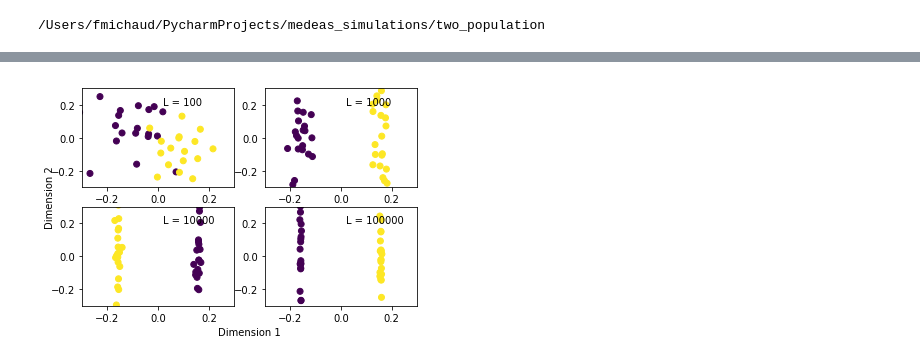
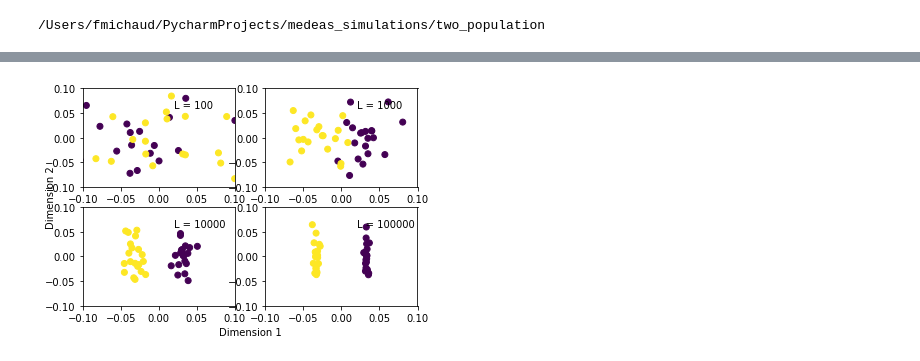
Before and after one commit to frederic-michaud/medeas_simulation, a Jupyter notebook: two_population/analyse_result.ipynb, the cells around one changed output, grey strips where cells are left out. Cells and saved outputs as stored; diff of their text form; code cells hidden in the pictures.

```diff
--- a/two_population/analyse_result.ipynb
+++ b/two_population/analyse_result.ipynb
@@ -137,21 +107,23 @@ array([ 1.56222955e-01, -1.37380620e-16,  1.44979515e-02,  1.78057178e-02,
 # %%
 fig = plt.figure()
 ax = fig.add_subplot(111)
 ax.spines['top'].set_color('none')
 ax.spines['bottom'].set_color('none')
 ax.spines['left'].set_color('none')
 ax.spines['right'].set_color('none')
 ax.tick_params(labelcolor='w', top='off', bottom='off', left='off', right='off')
 ax.set_xlabel("Dimension 1")
 ax.set_ylabel("Dimension 2")
 for iL, L in enumerate([100,1000,10000,100000]):
-    val,vec = pickle.load(open(f'convergence_speed/L_{L}_D_0.1/pp.1.vecs.data',"rb"))
+    val,vec = pickle.load(open(f'convergence_speed/L_{L}_D_0.01/MDS_eigensystem/p1.vecs.data',"rb"))
     ax = fig.add_subplot(2,2,iL+1)
-    ax.set_xlim([-0.3,0.3])
-    ax.set_ylim([-0.3,0.3])
-    ax.text(0.02,0.2,f'L = {L}')
-    ax.scatter(vec[:,0],vec[:,2],c = np.append(np.full(20,1),np.full(20,2)))
+    scale = 0.1
+    ax.set_xlim([-scale,scale])
+    ax.set_ylim([-scale,scale])
+    ax.text(0.02,scale*0.6,f'L = {L}')
+    order = np.argsort(-val)
+    ax.scatter(np.sqrt(val[order[0]])*vec[:,order[0]],np.sqrt(val[order[1]])*vec[:,order[1]],c = np.concatenate((np.full(20,1),np.full(20,2))))
 fig.show()
 fig.savefig("PCA.pdf")
 # %% [output]
-[figure, old version]
+[figure, new version]
```
Also changed, not shown: parts of 10 cells of this notebook, 2 other files.
